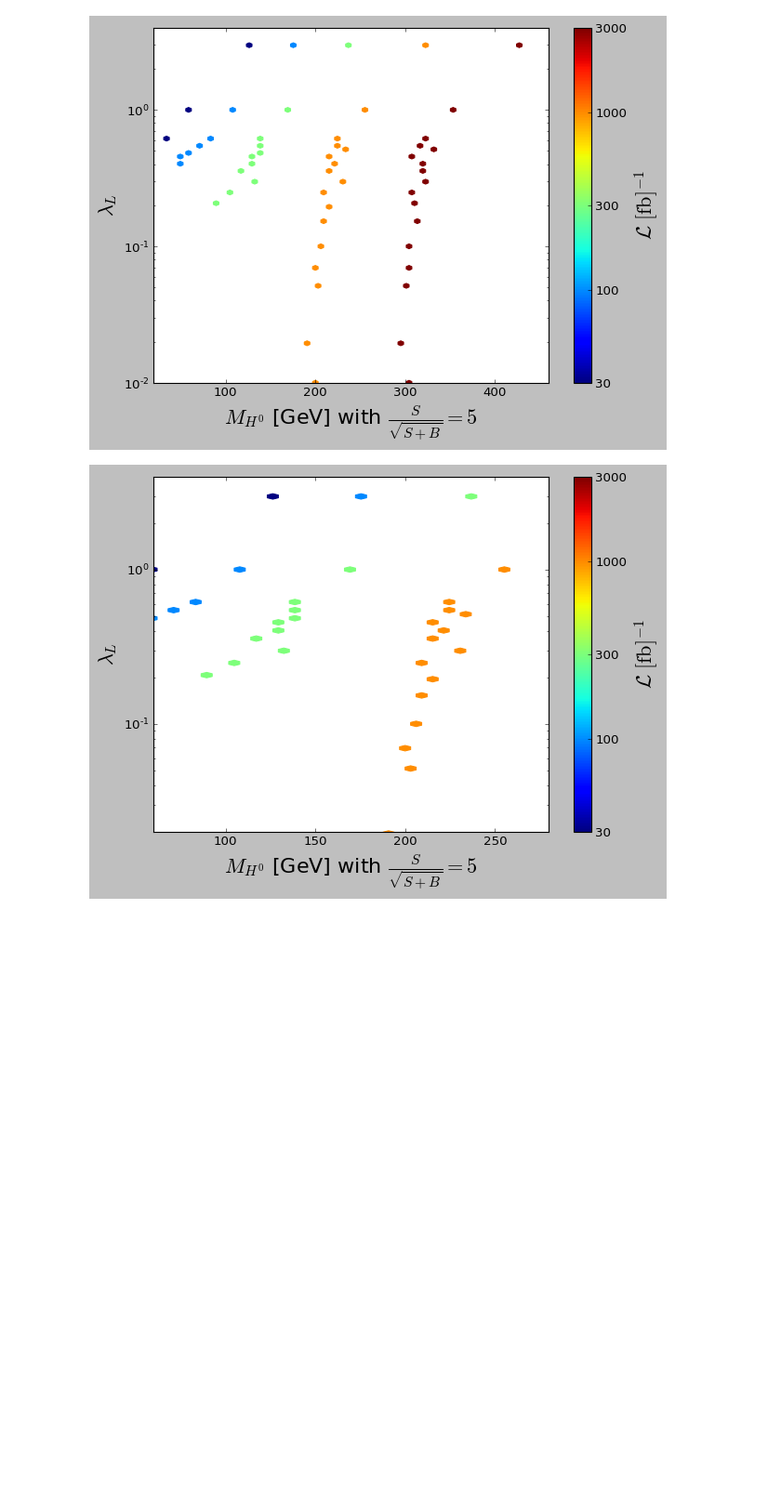
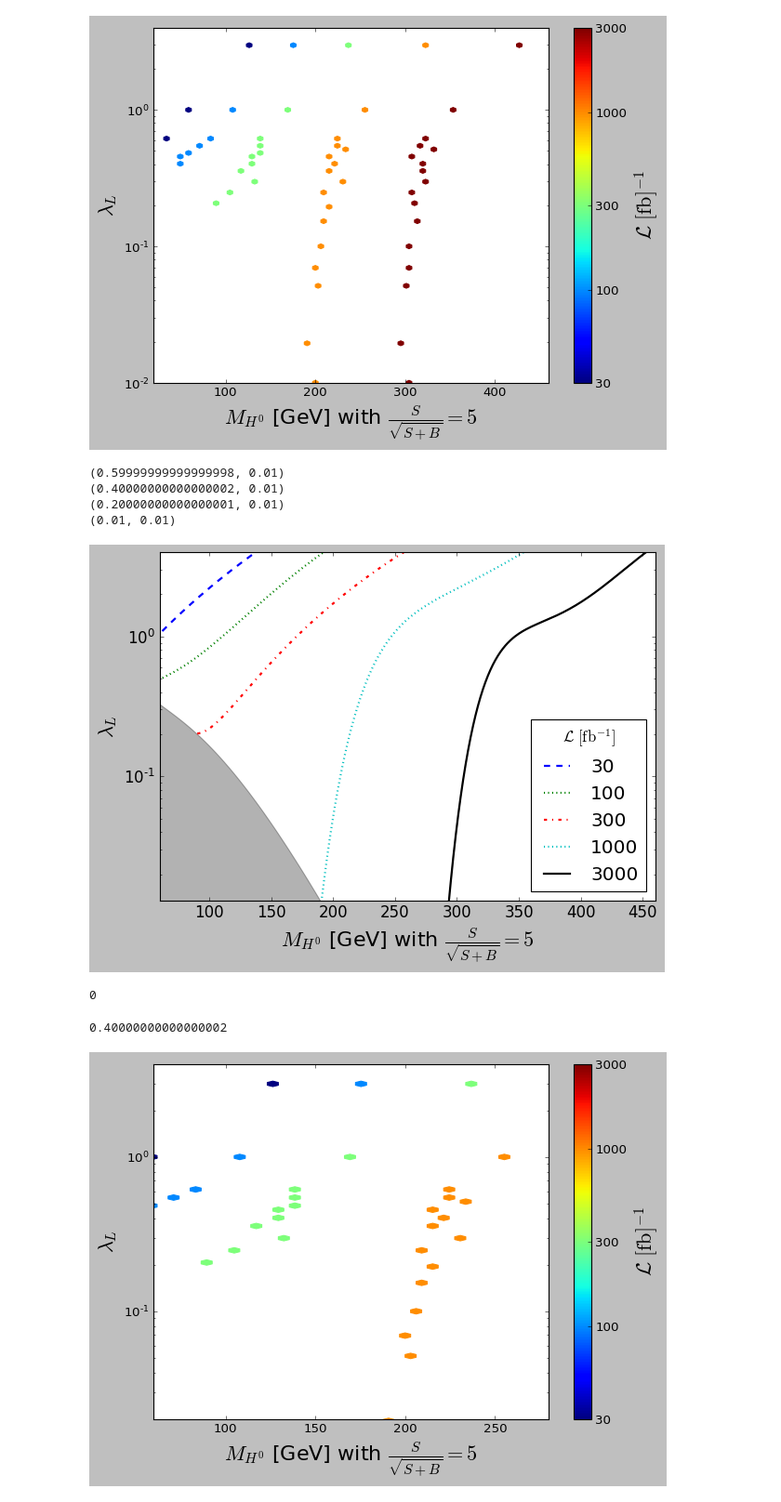
Before and after one commit to restrepo/VBF_IDM, a Jupyter notebook: Significance_countours.ipynb, the cells around one changed output. Shown: that part at 93% size. Saved outputs shown, nothing was run; the diff lists cells and outputs as text; code cells hidden in the pictures; blank space fills up the shorter version.

```diff
--- a/Significance_countours.ipynb
+++ b/Significance_countours.ipynb
@@ -138,0 +145,51 @@ plt.savefig('lc.pdf')
+# %%
+plt.rcParams.update({'font.size': 15})
+lower=pd.DataFrame()
+store_lower=True
+points=False
+line_format=['b--','g:','r-.','c:','k-']
+i=0
+for Lumi in Lumis:
+    sd=df[df.Luminosity==Lumi]
+    sf=curvefit(sd.MH0_excl,sd.LaL)
+    #Special cases
+    pw=5
+    if Lumi==30000:
+        pw=2
+    sf.add_fit(pw,ShowPlot=False)
+    x=np.arange(sd.MH0_excl.min(),sd.MH0_excl.max())
+    if store_lower:
+        ymin=sd.LaL.min()
+        get_point=sd[sd.LaL==ymin]
+        if get_point.shape[0]==1:
+            lower=lower.append(get_point[['MH0_excl','LaL']],ignore_index=True)
+
+        print(ymin,df.LaL.min())
+    if ymin==df.LaL.min():
+        store_lower=False
+
+    if points:
+        plt.semilogy( sd.MH0_excl, sd.LaL,'ro')
+    plt.semilogy( x, sf(x),line_format[i],label='%d' %int(Lumi/1000) ,lw=2 )
+    i=i+1
+
+
+
+lf=curvefit(lower.MH0_excl,lower.LaL)
+lf.add_fit(4,ShowPlot=False)
+xlf=np.arange( lower.MH0_excl.min(),lower.MH0_excl.max()  )
+plt.fill_between(xlf,lf(xlf),0.01,alpha=0.3,facecolor='k')
+plt.legend(loc='lower right',title=r'${\cal L}\ [{\rm fb}^{-1}]$')
+plt.xlim(60,460)
+plt.ylim(1.3E-2,4)
+plt.xlabel(r'$M_{H^0}$ [GeV] with $\frac{S}{\sqrt{S+B}}=5$',size=20)
+plt.ylabel(r'$\lambda_L$',size=20)
+plt.tight_layout()
+
+plt.savefig('lcf.pdf')
+# %% [output]
+(0.59999999999999998, 0.01)
+(0.40000000000000002, 0.01)
+(0.20000000000000001, 0.01)
+(0.01, 0.01)
+[figure, added]
@@ -139,3 +198,11 @@ plt.savefig('lc.pdf')
+# %%
+pd.DataFrame().shape[0]
+# %% [output]
+0
+# %%
+sd.LaL.min()
+# %% [output]
+0.40000000000000002
 # %%
 df=df[df.MH0_excl>0]
 plt.hexbin(df.MH0_excl,df.LaL,df.Luminosity/1000.,yscale='log',norm=LogNorm())
```
Also changed, not shown: parts of 4 cells of this notebook.
